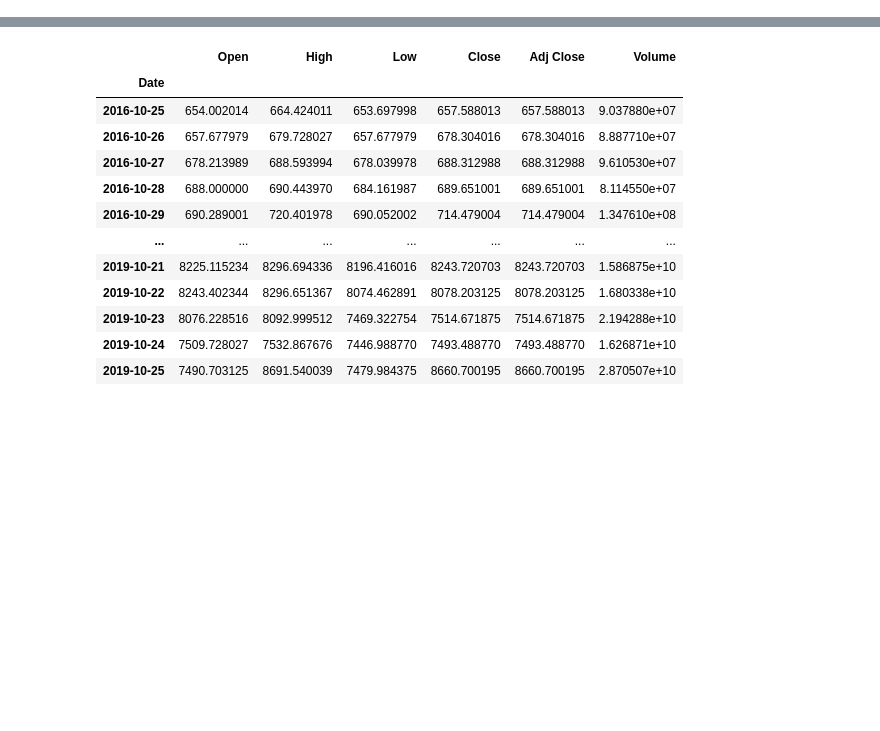
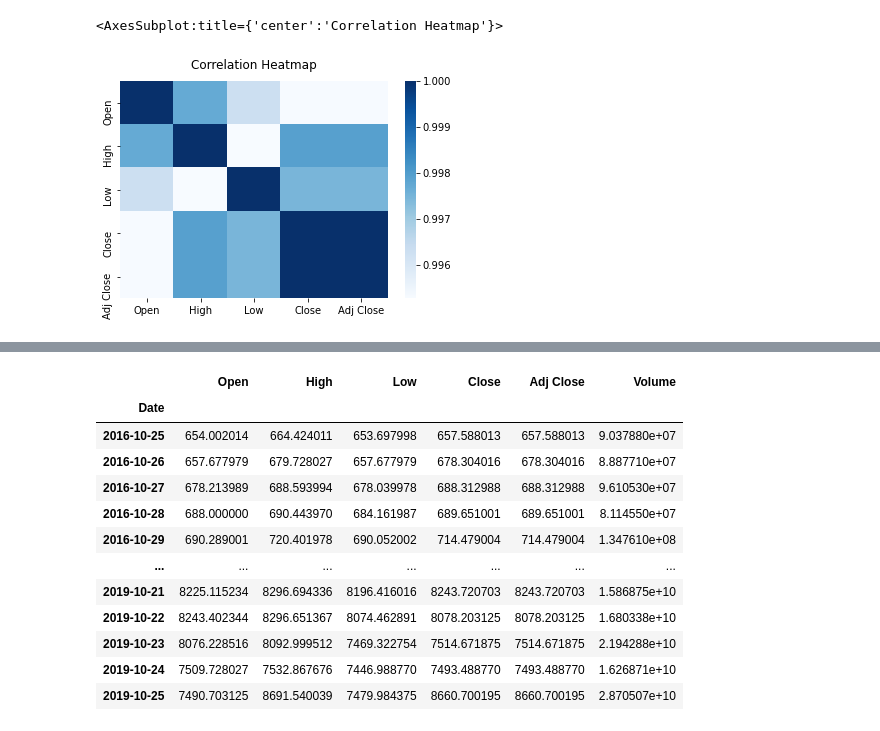
Before and after one commit to Joanna-Wojdylo/praca_magisterska, a Jupyter notebook: src/data/data_overview.ipynb, the cells around one changed output, grey strips where cells are left out. Saved outputs shown, nothing was run; the diff lists cells and outputs as text; code cells hidden in the pictures; blank space fills up the shorter version.

```diff
--- a/src/data/data_overview.ipynb
+++ b/src/data/data_overview.ipynb
@@ -70,3 +79,10 @@ bitcoin_all
+# %%
+heatmap = sns.heatmap(bitcoin_all[['Open', 'High', 'Low', 'Close', 'Adj Close']].corr(),cmap="Blues");
+heatmap.set_title('Correlation Heatmap', fontdict={'fontsize':12}, pad=12);
+heatmap
+# %% [output]
+<AxesSubplot:title={'center':'Correlation Heatmap'}>
+[figure, added]
 # %%
 bitcoin_all['Close'].plot(linewidth=0.5);
 # %% [output]
```
Also changed, not shown: parts of 11 cells of this notebook, 12 other files.
